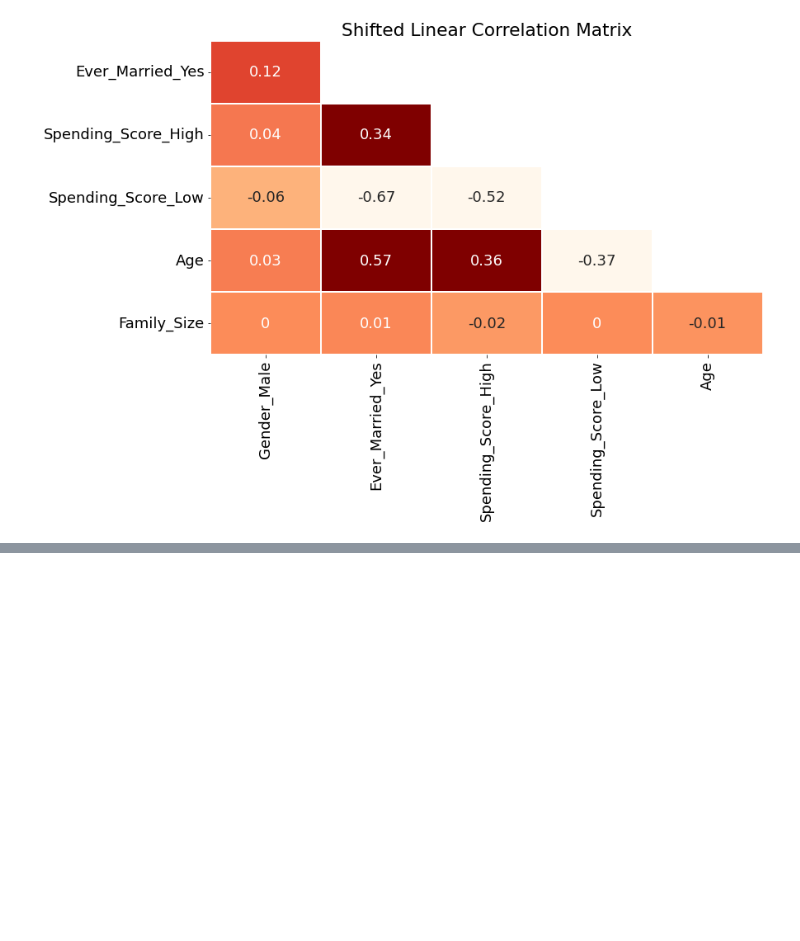
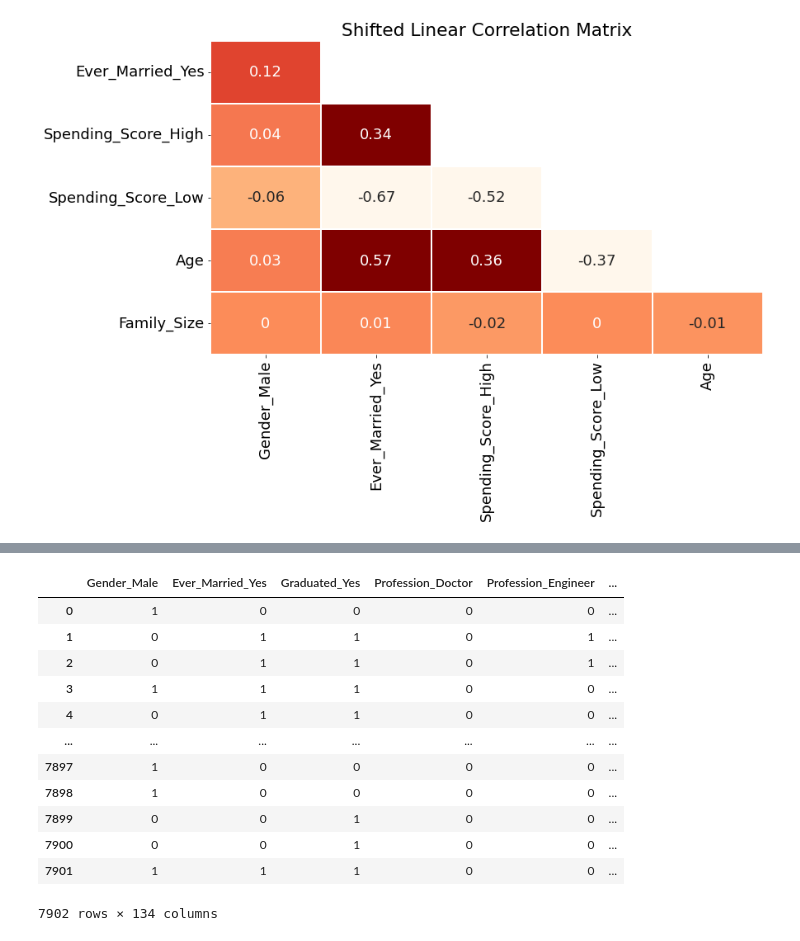
Before and after one commit to Yoyoyamato/customer-segmentation-classification, a Jupyter notebook: Feature_analysis.ipynb, the cells around one changed output, grey strips where cells are left out. Drawn from its saved outputs; the diff is of its cells as text; code cells hidden in the pictures; blank space fills up the shorter version.

```diff
--- a/Feature_analysis.ipynb
+++ b/Feature_analysis.ipynb
@@ -34,0 +56,48 @@ corrMat(DF)
+# %%
+all = ['Profession_Doctor',
+       'Profession_Engineer', 'Profession_Entertainment',
+       'Profession_Executive', 'Profession_Healthcare', 'Profession_Homemaker',
+       'Profession_Lawyer', 'Profession_Marketing', 'Profession_unknown',
+       'Work_Experience_Entry', 'Work_Experience_High',
+       'Work_Experience_Intermediate', 'Work_Experience_unknown',
+       'Spending_Score_High', 'Spending_Score_Low']
+pro = ['Profession_Doctor',
+       'Profession_Engineer', 'Profession_Entertainment',
+       'Profession_Executive', 'Profession_Healthcare', 'Profession_Homemaker',
+       'Profession_Lawyer', 'Profession_Marketing', 'Profession_unknown']
+work = ['Work_Experience_Entry', 'Work_Experience_High',
+       'Work_Experience_Intermediate', 'Work_Experience_unknown']
+spending = ['Spending_Score_High', 'Spending_Score_Low']
+general = ['Gender_Male', 'Ever_Married_Yes', 'Graduated_Yes']
+# %%
+# gender, married, graduated to all
+for i in all:
+    for g in general:
+        df[i + '_' + g] = df[i]*df[g]
+
+# Profession to work experience, spending
+ws = work + spending
+for p in pro:
+    for w in ws:
+        df[p + '_' + w] = df[p]*df[w]
+
+# work experience to spending
+for w in work:
+    for s in spending:
+        df[w + '_' + s] = df[w]*df[s]
+# %%
+df
+# %% [output]
+|  | Gender_Male | Ever_Married_Yes | Graduated_Yes | Profession_Doctor | Profession_Engineer | ... |
+| 0 | 1 | 0 | 0 | 0 | 0 | ... |
+| 1 | 0 | 1 | 1 | 0 | 1 | ... |
+| 2 | 0 | 1 | 1 | 0 | 1 | ... |
+| 3 | 1 | 1 | 1 | 0 | 0 | ... |
+| 4 | 0 | 1 | 1 | 0 | 0 | ... |
+| ... | ... | ... | ... | ... | ... | ... |
+| 7897 | 1 | 0 | 0 | 0 | 0 | ... |
+| 7898 | 1 | 0 | 0 | 0 | 0 | ... |
+| 7899 | 0 | 0 | 1 | 0 | 0 | ... |
+| 7900 | 0 | 0 | 1 | 0 | 0 | ... |
+| 7901 | 1 | 1 | 1 | 0 | 0 | ... |
+7902 rows × 134 columns
```
Also changed, not shown: parts of 3 cells of this notebook.
